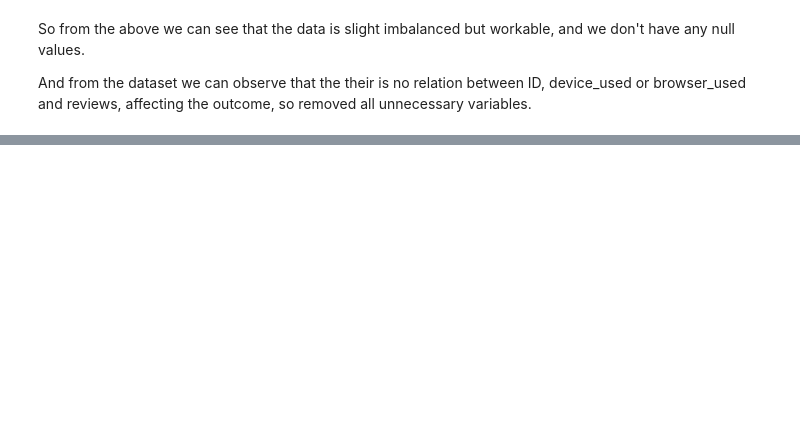
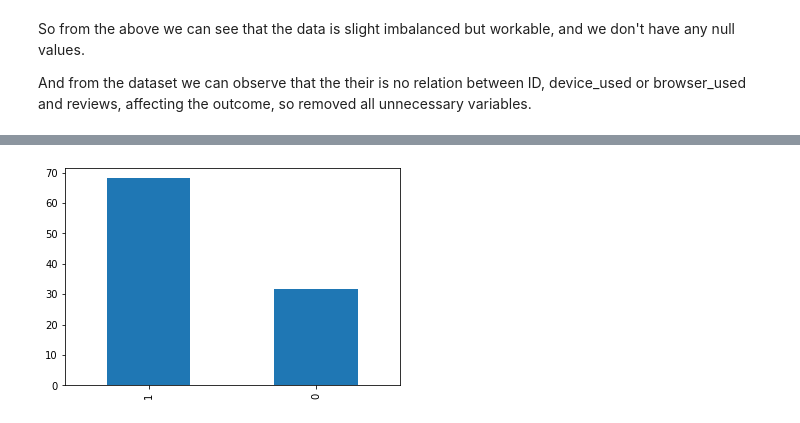
Before and after one commit to AbhishekMurarka-SOD/FlipROBO-Assigmnets, a Jupyter notebook: Hotel_Sentiment.ipynb, the cells around one changed output, grey strips where cells are left out. Drawn from its saved outputs; the diff is of its cells as text; code cells hidden in the pictures; blank space fills up the shorter version.

```diff
--- a/Hotel_Sentiment.ipynb
+++ b/Hotel_Sentiment.ipynb
@@ -126,0 +109,5 @@ wordcloud(df["Description"])
+# %%
+pcr_val.plot.bar()
+plt.show()
+# %% [output]
+[figure, added]
```
Also changed, not shown: parts of 27 cells of this notebook.
